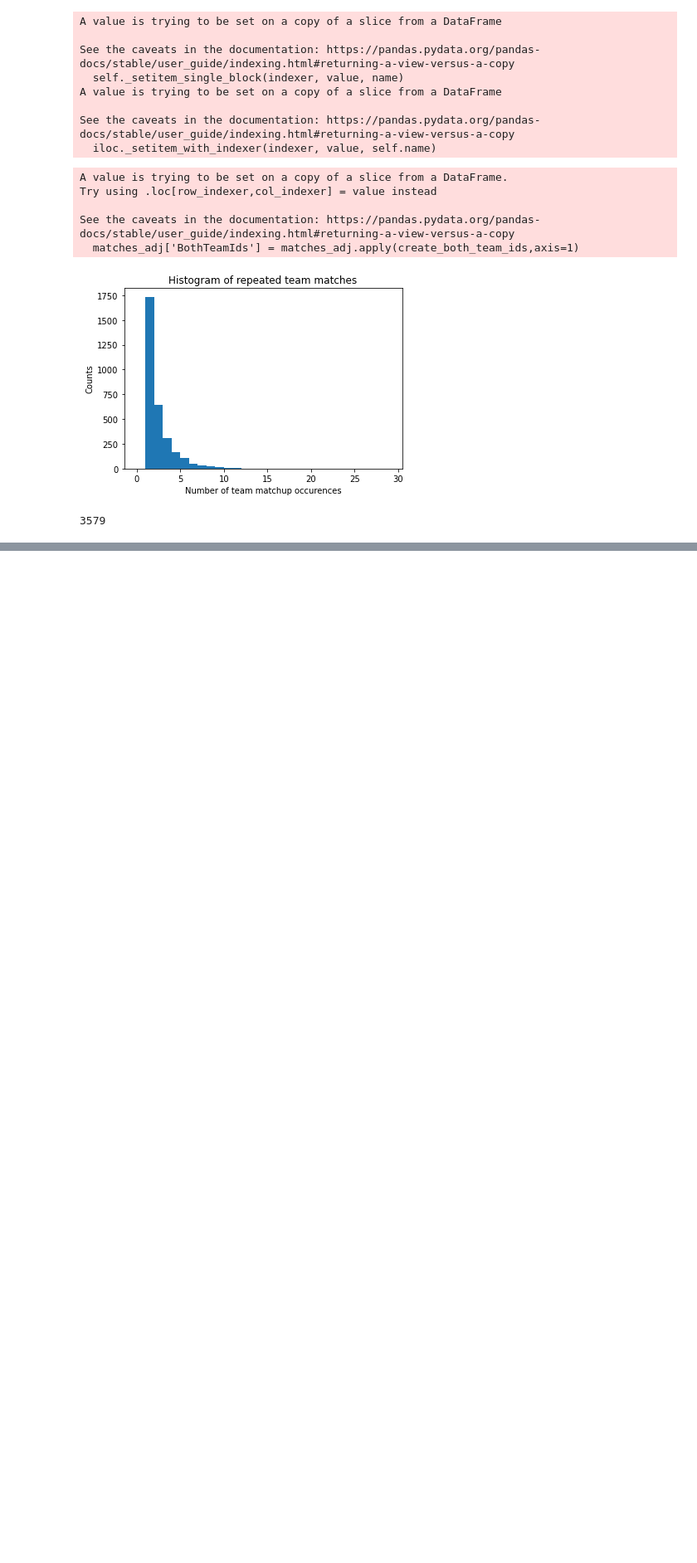
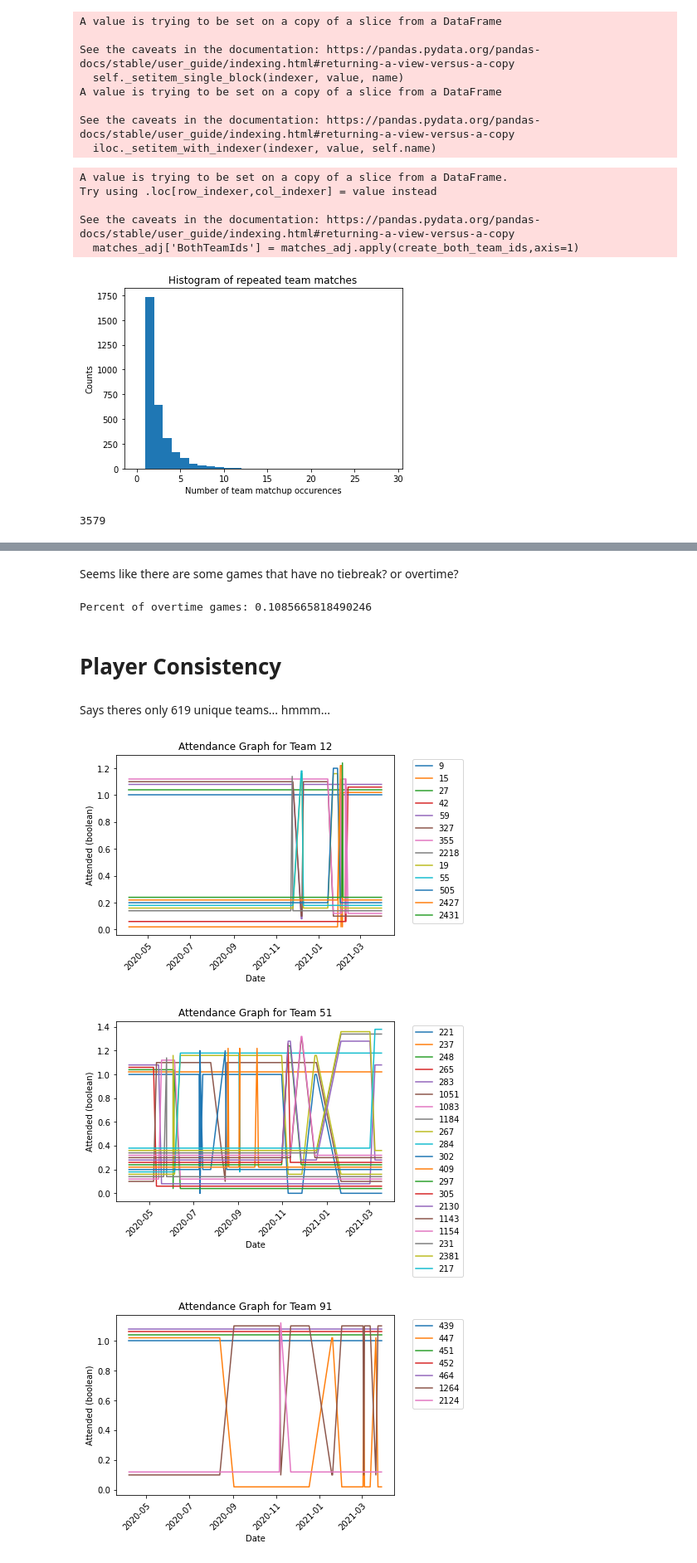
Before and after one commit to guidopetri/csgo-map-bandits, a Jupyter notebook: EDA_awd.ipynb, the cells around one changed output, grey strips where cells are left out. Shown at 83% size. Saved outputs shown, nothing was run; the diff lists cells and outputs as text; code cells hidden in the pictures; blank space fills up the shorter version.

```diff
--- a/EDA_awd.ipynb
+++ b/EDA_awd.ipynb
@@ -453,0 +468,51 @@ teams
+# %% [markdown]
+Seems like there are some games that have no tiebreak? or overtime?
+# %%
+ot_games = demos_bo3[(demos_bo3['WinnerOTScore']>0 )| (demos_bo3['LoserOTScore']>0)]
+print('Percent of overtime games: {}'.format(len(ot_games)/len(demos_bo3)))
+# %% [output]
+Percent of overtime games: 0.1085665818490246
+# %% [markdown]
+# Player Consistency
+# %% [markdown]
+Says theres only 619 unique teams... hmmm...
+# %%
+def plot_attendance(team_id):
+    team_matches = player_demos[player_demos['TeamId']==team_id]
+    unique_players_list = team_matches['PlayerId'].unique()
+    match_id_to_players_df = team_matches.groupby('MatchId')['PlayerId'].unique().reset_index().rename(columns={'PlayerId' : 'PlayerIds'})
+    player_id_to_attended_tuple_dict= collections.defaultdict(lambda: ([],[]) )
+    for player_id in unique_players_list:
+        for idx, row in match_id_to_players_df.iterrows():
+            played_flag = int(player_id in row['PlayerIds'])
+            match_date = matches[matches['MatchId'] == row['MatchId']]['MatchDate'].iloc[0]
+            player_id_to_attended_tuple_dict[player_id][0].append(match_date)
+            player_id_to_attended_tuple_dict[player_id][1].append(played_flag)
+
+
+    fig,ax = plt.subplots()
+    jitter = np.linspace(0,stop=.02*(len(unique_players_list)-1),num=len(unique_players_list))
+    for ii,(player_id, (date,attended)) in enumerate(player_id_to_attended_tuple_dict.items()):
+
+        sort_idx =  np.argsort(date,)
+        x = np.sort(date)
+        y = [attended[jj] for jj in sort_idx]
+        plt.plot(x,y+jitter[ii],label=player_id)
+
+    plt.title('Attendance Graph for Team {}'.format(team_id))
+    plt.xlabel('Date')
+    plt.ylabel('Attended (boolean)')
+    plt.setp(ax.get_xticklabels(), rotation=45, ha="right",
+             rotation_mode="anchor")
+    plt.legend(bbox_to_anchor=(1.05, 1), loc='upper left')
+    plt.show()
+    return player_id_to_attended_tuple_dict
+# %%
+top_team_ids = winloss_df.sort_values(by='total',ascending=False).head(10)['TeamId']
+# %%
+for team_id in top_team_ids:
+    plot_attendance(team_id)
+# %% [output]
+[figure, added]
+[figure, added]
+[figure, added]
```
Also changed, not shown: parts of 39 cells of this notebook.
